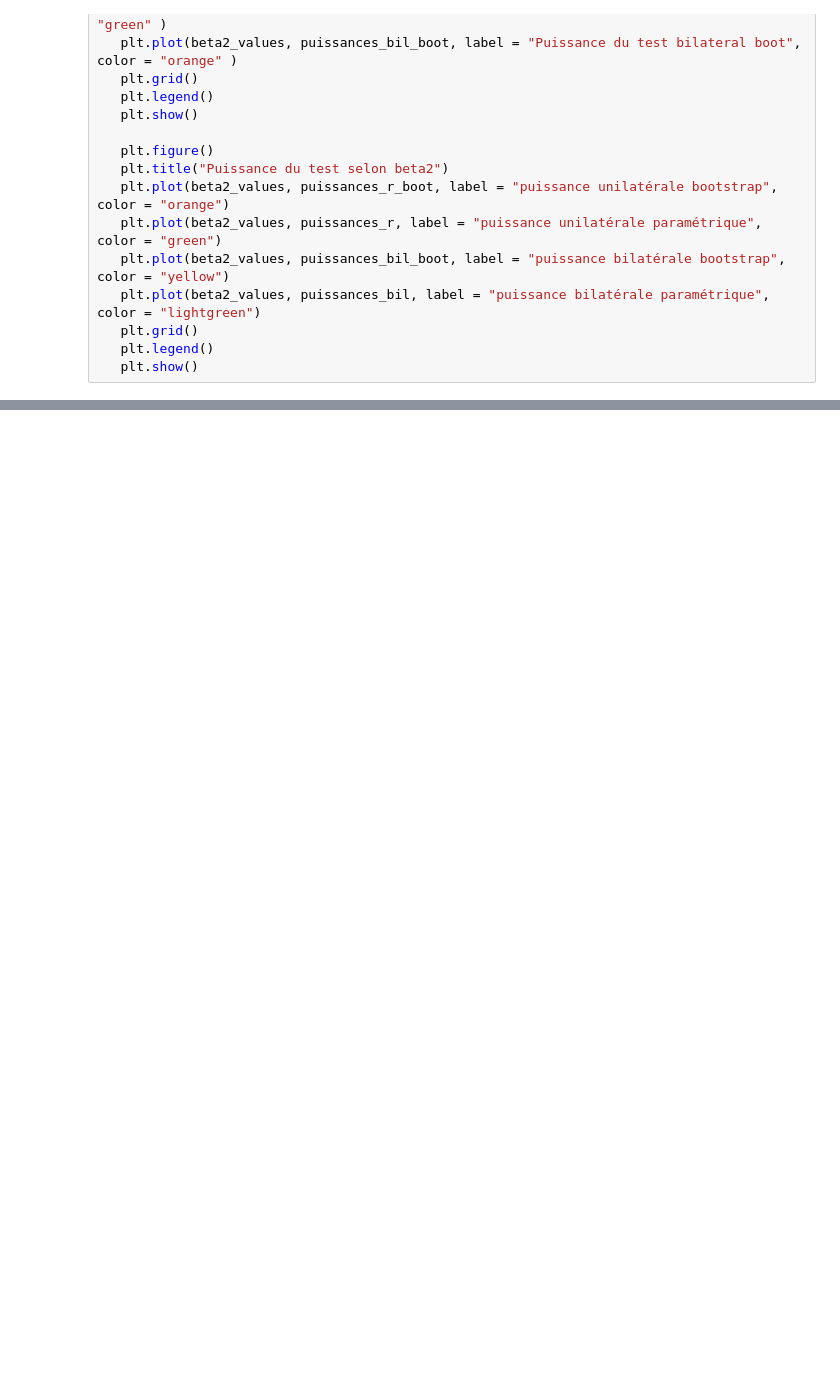
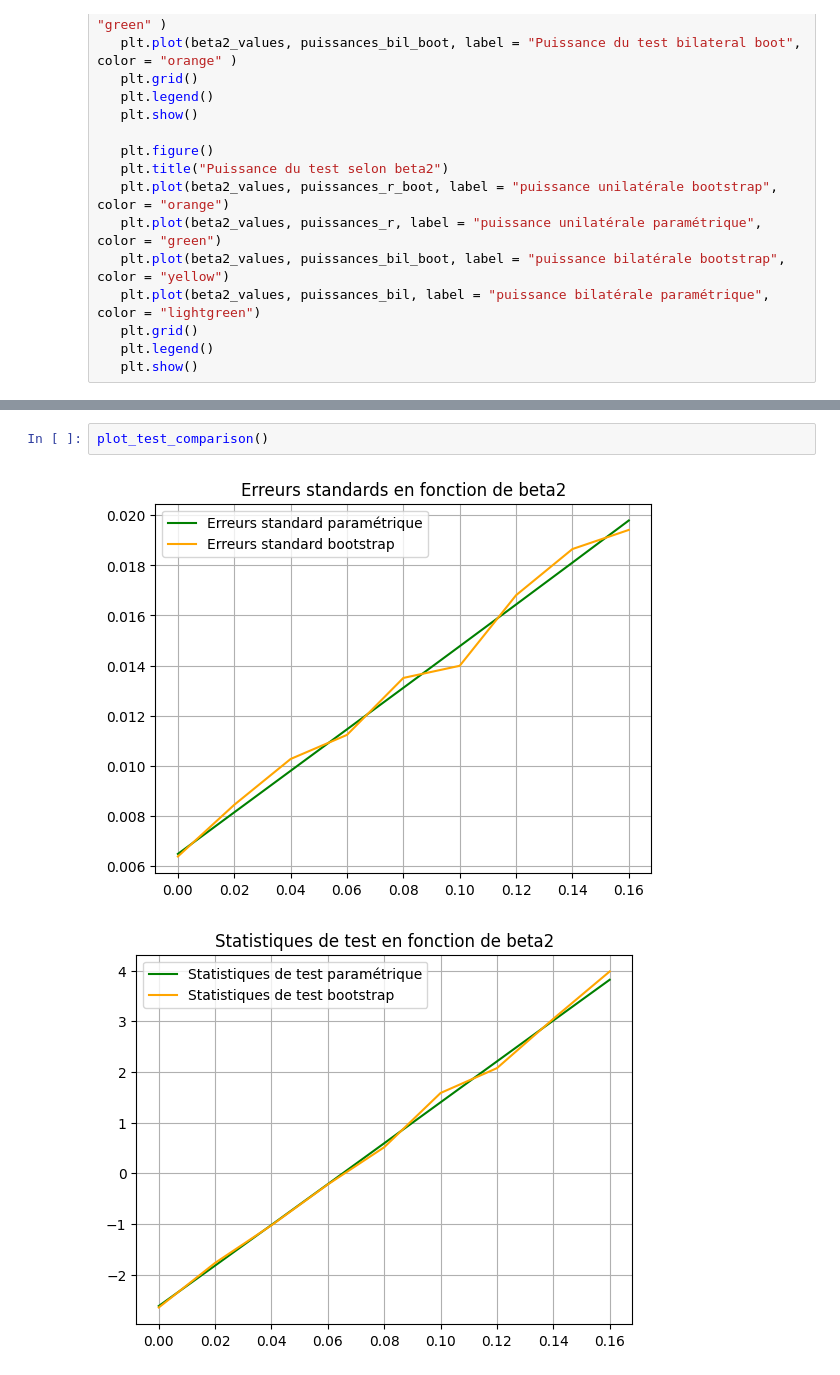
Before and after one commit to AntoineGilsonGH/The-Design-and-Analysis-of-Benchmark-Experiments, a Jupyter notebook: Stat.ipynb, the cells around one changed output, grey strips where cells are left out. Drawn from its saved outputs; the diff is of its cells as text; blank space fills up the shorter version.

```diff
--- a/Stat.ipynb
+++ b/Stat.ipynb
@@ -607,0 +595,5 @@ Power unilatérale: [9.971428054589282e-06, 0.0002631383104130247, 0.00385229491
+# %%
+plot_test_comparison()
+# %% [output]
+[figure, added]
+[figure, added]
```
Also changed, not shown: parts of 3 cells of this notebook, 2 other files.
